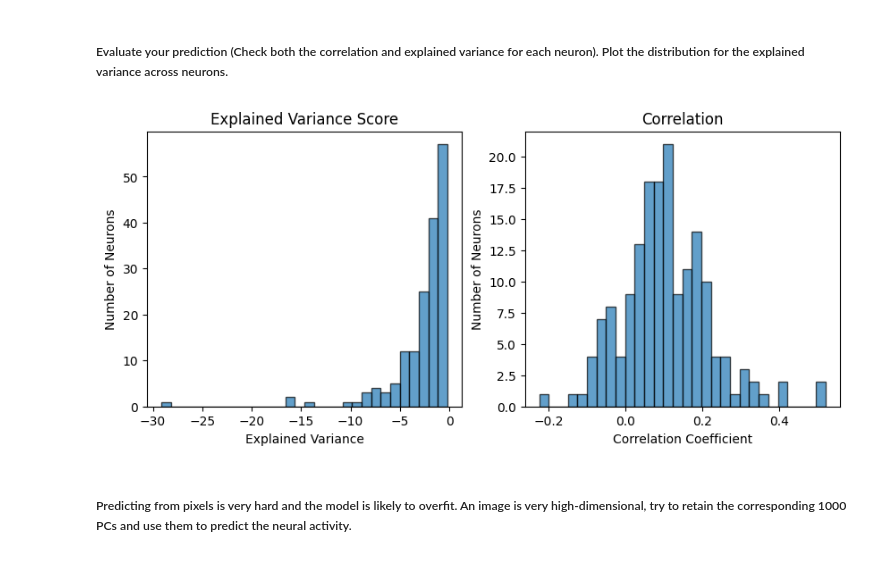
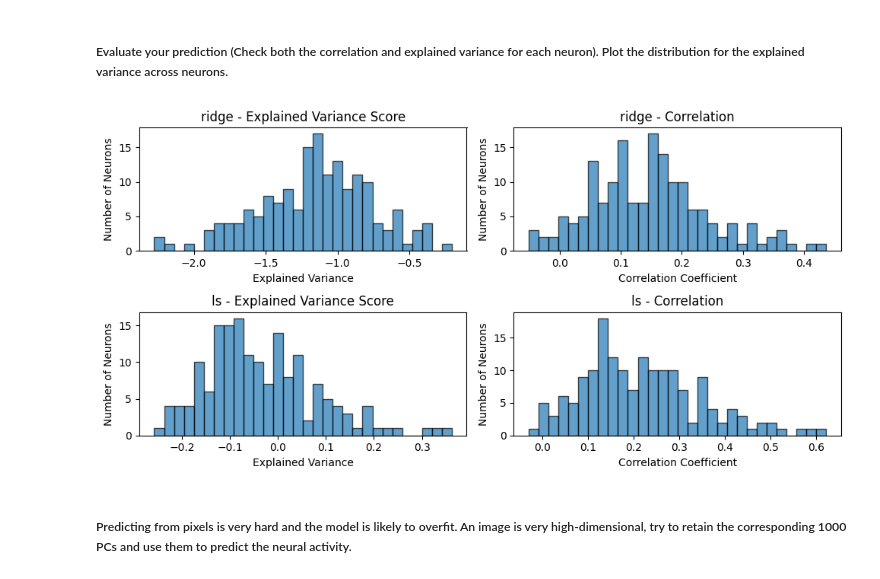
Before and after one commit to ledondodo/brainlike, a Jupyter notebook: week6/week6.ipynb, the cells around one changed output. Drawn from its saved outputs; the diff is of its cells as text; code cells hidden in the pictures.

```diff
--- a/week6/week6.ipynb
+++ b/week6/week6.ipynb
@@ -205,45 +110,60 @@ Output: neurons spikes of shape (288, 168)
+# %%
+# 1. Ridge Regression Model
+ridge = Ridge()
+ridge.fit(X_train, spikes_train)
+
+# Predictions
+predictions['ridge'] = ridge.predict(X_val)
+# %%
+# 2. Least Squares Regression Model
+ls_model = LinearRegression()
+ls_model.fit(X_train, spikes_train)
+
+# Predictions
+predictions['ls'] = ls_model.predict(X_val)
 # %% [markdown]
 ##### Evaluate your prediction (Check both the correlation and explained variance for each neuron). Plot the distribution for the explained variance across neurons.
 # %%
-import numpy as np
-import matplotlib.pyplot as plt
 from sklearn.metrics import explained_variance_score
 
-correlations = []
-explained_variances = []
+def evaluation_metrics(predictions):
+    fig, axs = plt.subplots(2, 2, figsize=(10, 5))
 
-for neuron in range(predicted_spikes.shape[1]):
-    predicted = predicted_spikes[:, neuron]
-    actual = spikes_val[:, neuron]
+    # Iterate through each model predictions
+    for idx, (key, pred) in enumerate(predictions.items()):
+        correlations = []
+        explained_variances = []
 
-    # Calculate correlation coefficient
-    corr = np.corrcoef(predicted, actual)[0, 1]
-    correlations.append(corr)
+        for neuron in range(pred.shape[1]):
+            predicted = pred[:, neuron]
+            actual = spikes_val[:, neuron]
 
-    # Calculate explained variance
-    ev = explained_variance_score(actual, predicted)
-    explained_variances.append(ev)
+            corr = np.corrcoef(predicted, actual)[0, 1]
+            correlations.append(corr)
 
-# Convert to numpy arrays for easier manipulation
-correlations = np.array(correlations)
-explained_variances = np.array(explained_variances)
+            ev = explained_variance_score(actual, predicted)
+            explained_variances.append(ev)
 
-fig, axs = plt.subplots(1,2, figsize=(10, 4))
+        correlations = np.array(correlations)
+        explained_variances = np.array(explained_variances)
 
-# Plot distribution of explained variance across neurons
-axs[0].hist(explained_variances, bins=30, edgecolor='black', alpha=0.7)
-axs[0].set_title('Explained Variance Score')
-axs[0].set_xlabel('Explained Variance')
-axs[0].set_ylabel('Number of Neurons')
+        # Plot Explained Variance for the current key
+        axs[idx, 0].hist(explained_variances, bins=30, edgecolor='black', alpha=0.7)
+        axs[idx, 0].set_title(f'{key} - Explained Variance Score')
+        axs[idx, 0].set_xlabel('Explained Variance')
+        axs[idx, 0].set_ylabel('Number of Neurons')
 
-# Optionally: You can also plot the correlation distribution
-axs[1].hist(correlations, bins=30, edgecolor='black', alpha=0.7)
-axs[1].set_title('Correlation')
-axs[1].set_xlabel('Correlation Coefficient')
-axs[1].set_ylabel('Number of Neurons')
+        # Plot Correlation for the current key
+        axs[idx, 1].hist(correlations, bins=30, edgecolor='black', alpha=0.7)
+        axs[idx, 1].set_title(f'{key} - Correlation')
+        axs[idx, 1].set_xlabel('Correlation Coefficient')
+        axs[idx, 1].set_ylabel('Number of Neurons')
 
-plt.show()
+    plt.tight_layout()
+    plt.show()
+
+evaluation_metrics(predictions)
 # %% [output]
-[figure, old version]
+[figure, new version]
 # %% [markdown]
 ##### Predicting from pixels is very hard and the model is likely to overfit. An image is very high-dimensional, try to retain the corresponding 1000 PCs and use them to predict the neural activity.
```
Also changed, not shown: parts of 18 cells of this notebook.
